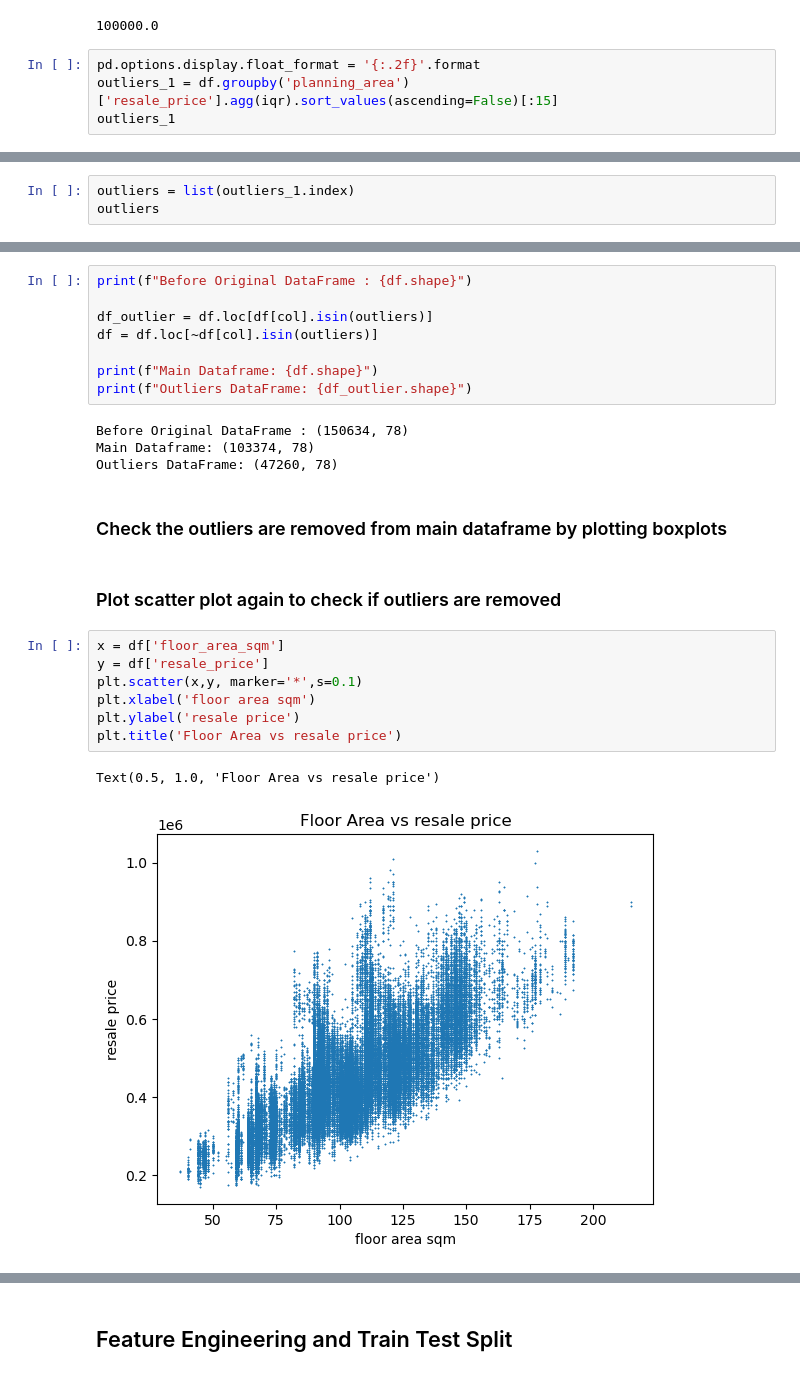
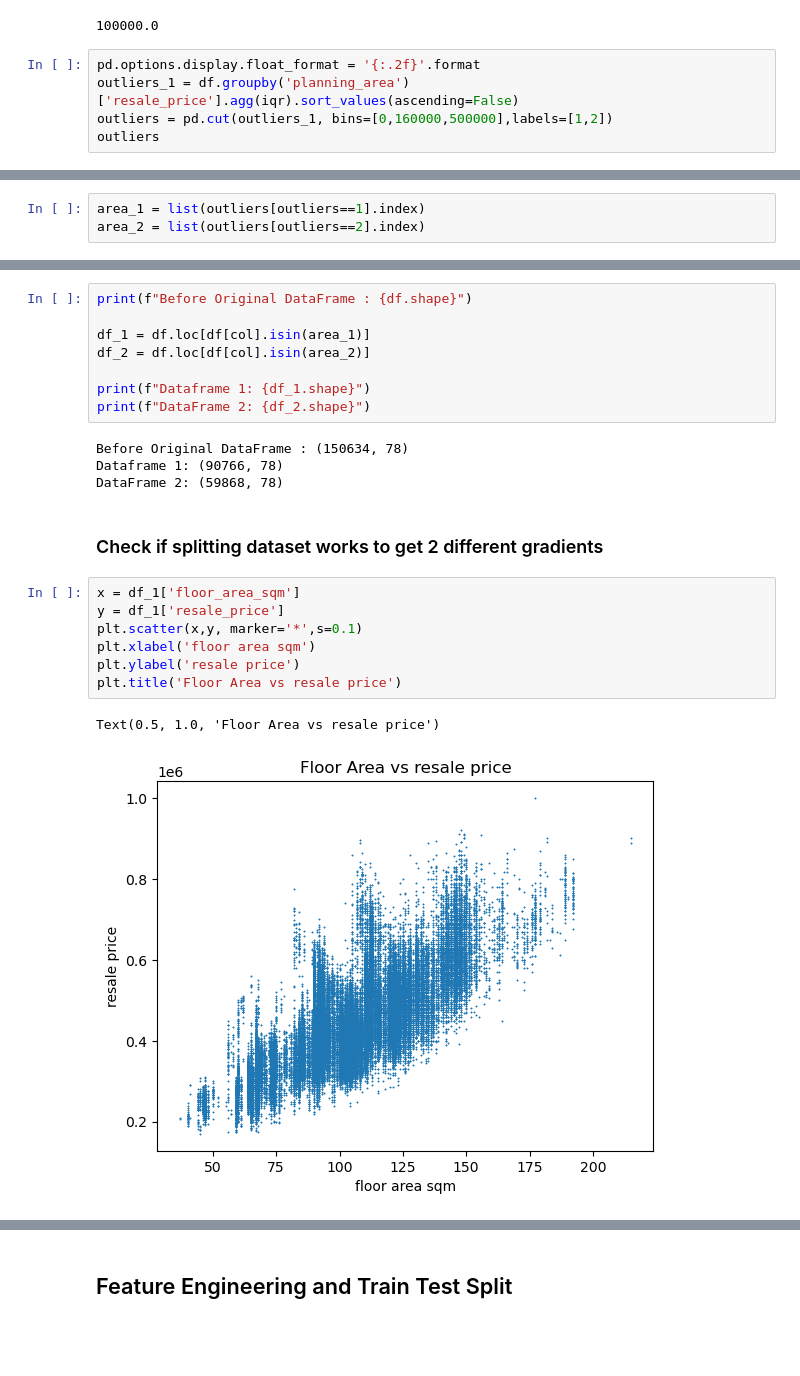
Before and after one commit to chengtng/project_2, a Jupyter notebook: code/hdb_prices.ipynb, the cells around one changed output, grey strips where cells are left out. Drawn from its saved outputs; the diff is of its cells as text; blank space fills up the shorter version.

```diff
--- a/code/hdb_prices.ipynb
+++ b/code/hdb_prices.ipynb
@@ -311,7 +311,8 @@ threshold
 100000.0
 # %%
 pd.options.display.float_format = '{:.2f}'.format
-outliers_1 = df.groupby('planning_area')['resale_price'].agg(iqr).sort_values(ascending=False)[:15]
-outliers_1
+outliers_1 = df.groupby('planning_area')['resale_price'].agg(iqr).sort_values(ascending=False)
+outliers = pd.cut(outliers_1, bins=[0,160000,500000],labels=[1,2])
+outliers
 # %% [output]
 planning_area
@@ -334,3 +335,3 @@ Name: resale_price, dtype: float64
 # %%
-outliers = list(outliers_1.index)
-outliers
+area_1 = list(outliers[outliers==1].index)
+area_2 = list(outliers[outliers==2].index)
@@ -364,26 +338,24 @@ for idx, d in enumerate(outliers):
 # %%
 print(f"Before Original DataFrame : {df.shape}")
 
-df_outlier = df.loc[df[col].isin(outliers)]
-df = df.loc[~df[col].isin(outliers)]
+df_1 = df.loc[df[col].isin(area_1)]
+df_2 = df.loc[df[col].isin(area_2)]
 
-print(f"Main Dataframe: {df.shape}")
-print(f"Outliers DataFrame: {df_outlier.shape}")
+print(f"Dataframe 1: {df_1.shape}")
+print(f"DataFrame 2: {df_2.shape}")
 # %% [output]
 Before Original DataFrame : (150634, 78)
-Main Dataframe: (103374, 78)
-Outliers DataFrame: (47260, 78)
+Dataframe 1: (90766, 78)
+DataFrame 2: (59868, 78)
 # %% [markdown]
-### Check the outliers are removed from main dataframe by plotting boxplots
+### Check if splitting dataset works to get 2 different gradients
-# %% [markdown]
-### Plot scatter plot again to check if outliers are removed
 # %%
-x = df['floor_area_sqm']
-y = df['resale_price']
+x = df_1['floor_area_sqm']
+y = df_1['resale_price']
 plt.scatter(x,y, marker='*',s=0.1)
 plt.xlabel('floor area sqm')
 plt.ylabel('resale price')
 plt.title('Floor Area vs resale price')
 # %% [output]
 Text(0.5, 1.0, 'Floor Area vs resale price')
-[figure, old version]
+[figure, new version]
```
Also changed, not shown: parts of 24 cells of this notebook, 2 other files.
